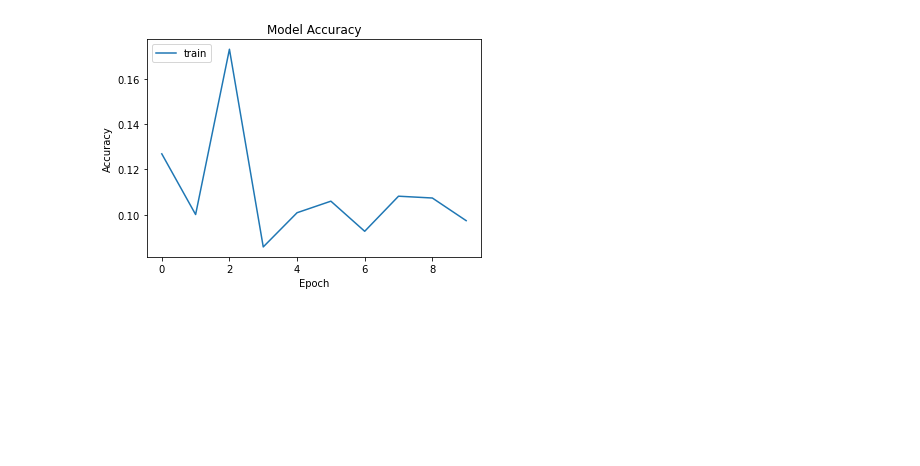
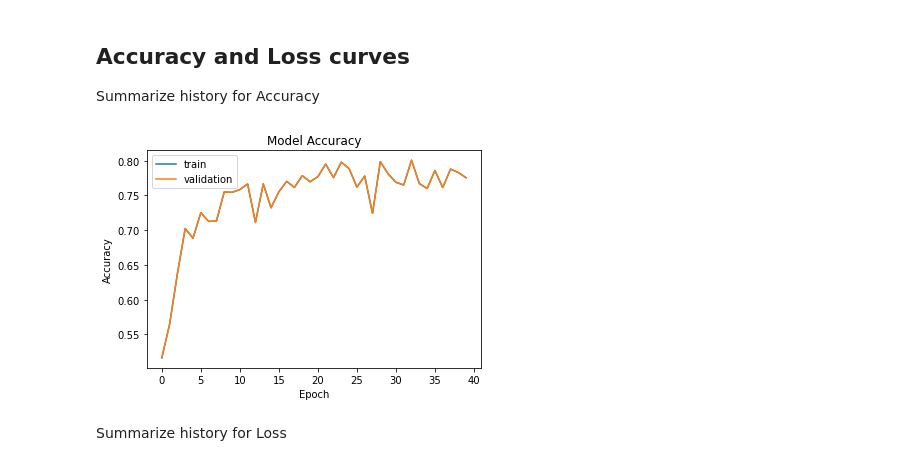
Before and after one commit to scottbing/SB_BSSD5350_Hwk10.1, a Jupyter notebook: SB_5350_CNN_Train10.1.ipynb, the cells around one changed output. Saved outputs shown, nothing was run; the diff lists cells and outputs as text; code cells hidden in the pictures; blank space fills up the shorter version.

```diff
--- a/SB_5350_CNN_Train10.1.ipynb
+++ b/SB_5350_CNN_Train10.1.ipynb
@@ -305,0 +61,24 @@ Now we will perform data augmentation on the improved model which might improve
+# %%
+# Network
+def create_cnn_model():
+    model = Sequential()
+    model.add(Conv2D(32, (3, 3), padding = 'same', input_shape=X_train.shape[1:]))
+    model.add(Activation('relu'))
+
+    # Adding more layers to improve the model
+    model.add(Conv2D(32, (3, 3), padding = 'same'))
+    model.add(Activation('relu'))
+    model.add(MaxPooling2D(pool_size= (2,2)))
+    model.add(Dropout(0.25))
+    model.add(Conv2D(64, (3, 3), padding = 'same'))
+    model.add(Activation('relu'))
+    model.add(Conv2D(64, (3, 3)))
+    model.add(Activation('relu'))
+    model.add(MaxPooling2D(pool_size= (2, 2)))
+    model.add(Dropout(0.25))
+    model.add(Flatten())
+    model.add(Dense(512))
+    model.add(Activation('relu'))
+    model.add(Dropout(0.5))
+    model.add(Dense(num_classes, activation='softmax'))
+    return model
@@ -312,10 +182,10 @@ from keras.preprocessing.image import ImageDataGenerator
 # Augmenting training set images
 datagen = ImageDataGenerator(zoom_range = 0.2,
                             horizontal_flip = True)
-datagen.fit(train_images)
+datagen.fit(X_train)
 # %%
 model_aug = create_cnn_model()
-model_aug.compile(loss = 'SparseCategoricalCrossentropy', optimizer = 'rmsprop', metrics= ['accuracy'])
+model_aug.compile(loss = 'categorical_crossentropy', optimizer = 'rmsprop', metrics= ['accuracy'])
 # %%
 from keras.callbacks import LearningRateScheduler, ModelCheckpoint, EarlyStopping
 import h5py as h5py
@@ -324,11 +194,11 @@ lr = 0.01
 def learning_rate_decay(epoch):
     return lr * (0.1 ** int(epoch / 10))
 # %%
-model_history = model_aug.fit_generator(datagen.flow(train_images, train_labels,
+model_history = model_aug.fit_generator(datagen.flow(X_train, y_train,
                                                      batch_size = BATCH_SIZE),
-                                        steps_per_epoch = train_images.shape[0] / BATCH_SIZE,
+                                        steps_per_epoch = X_train.shape[0] / BATCH_SIZE,
                                         epochs = nb_epochs, verbose = 1,
-                                        validation_data = (test_images, test_labels),
+                                        validation_data = (X_test, y_test),
                                         callbacks = [ModelCheckpoint('model_aug.h5', save_best_only =True),
                                                      EarlyStopping(monitor='val_accuracy', min_delta=0.000001, patience=10, \
                                                      verbose=1, mode='auto')])
@@ -356,12 +223,18 @@ Epoch 10/10
+# %% [markdown]
+## Accuracy and Loss curves
+Summarize history for Accuracy
 # %%
+plt.plot(model_history.history['val_accuracy'])
 plt.plot(model_history.history['val_accuracy'])
 plt.title("Model Accuracy")
 plt.xlabel('Epoch')
 plt.ylabel('Accuracy')
 plt.legend(['train','validation'], loc = 'upper left')
 plt.show()
 # %% [output]
-[figure, old version]
+[figure, new version]
+# %% [markdown]
+Summarize history for Loss
 # %%
 plt.plot(model_history.history['loss'])
 plt.plot(model_history.history['val_loss'])
```
Also changed, not shown: parts of 73 cells of this notebook, 1 other file.
